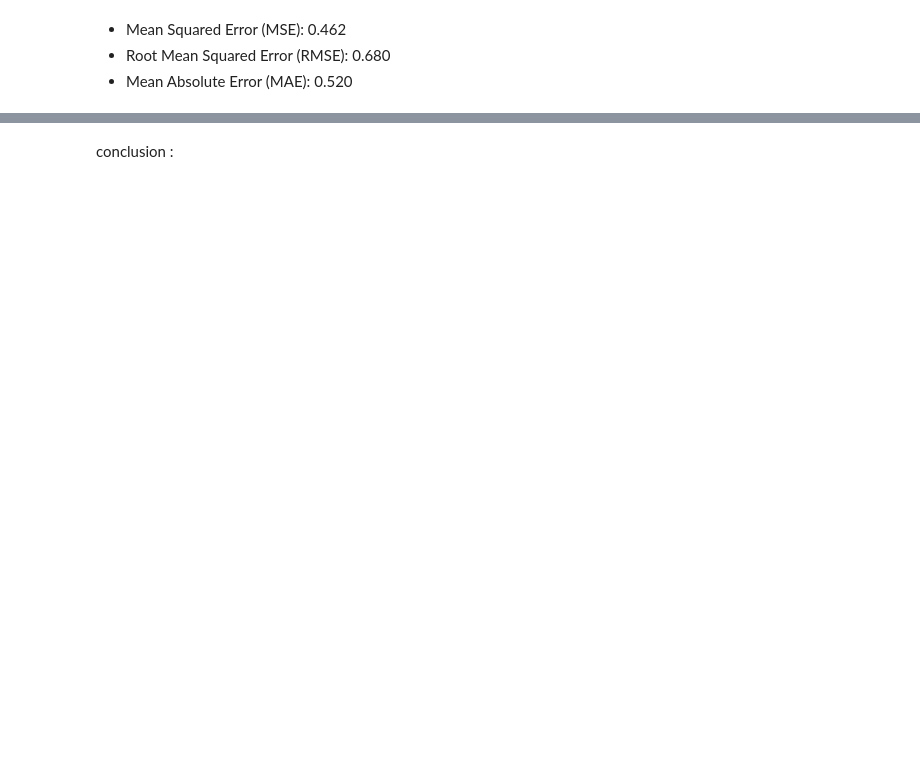
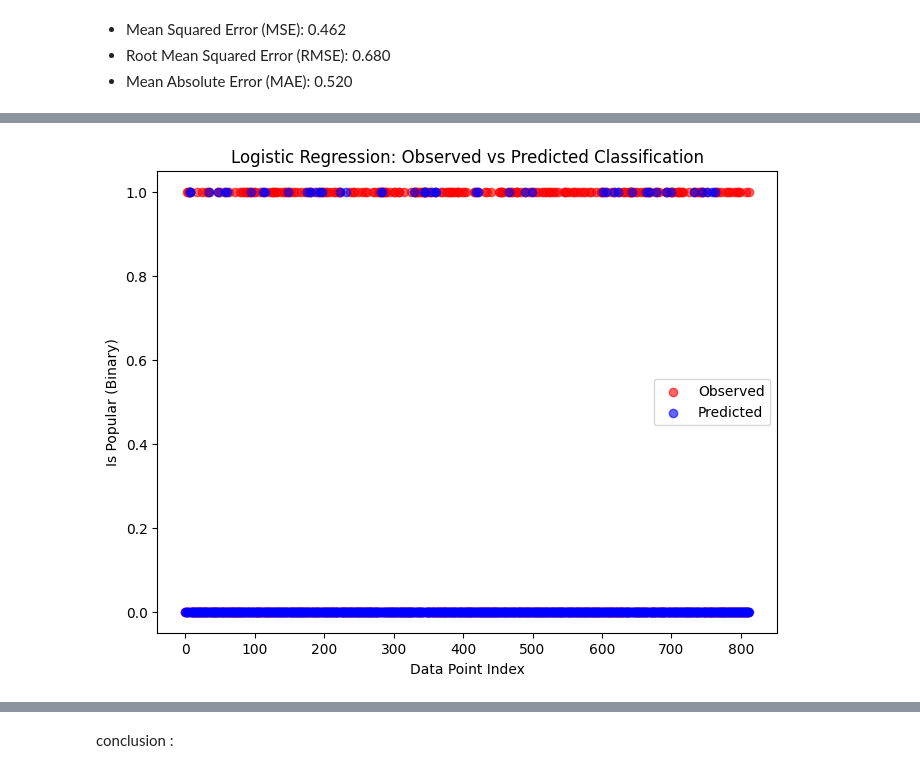
Before and after one commit to slothnojutsu/tripletreat, a Jupyter notebook: Evaluate.ipynb, the cells around one changed output, grey strips where cells are left out. Cells and saved outputs as stored; diff of their text form; code cells hidden in the pictures; blank space fills up the shorter version.

```diff
--- a/Evaluate.ipynb
+++ b/Evaluate.ipynb
@@ -350,0 +169,37 @@ The other model is preferred based on the one-standard-error rule.
+# %%
+from sklearn.metrics import log_loss
+
+# Create a binary target variable
+data['is_popular'] = (data['popularity'] > 300).astype(int)
+X_log = data[['vote_average', 'vote_count']]
+y_log = data['is_popular']
+
+# Train-test split
+X_train, X_test, y_train, y_test = train_test_split(X_log, y_log, test_size=0.2, random_state=42)
+
+# Train the logistic regression model
+from sklearn.linear_model import LogisticRegression
+log_model = LogisticRegression(max_iter=1000)
+log_model.fit(X_train, y_train)
+
+# Predict probabilities and calculate log loss
+y_prob = log_model.predict_proba(X_test)
+y_pred = log_model.predict(X_test)
+log_loss_value = log_loss(y_test, y_prob)
+
+# Calculate absolute loss (simple accuracy metric)
+absolute_loss = 1 - accuracy_score(y_test, y_pred)
+
+print(f"Log Loss: {log_loss_value:.2f}")
+print(f"Absolute Loss: {absolute_loss:.2f}")
+
+# Visualize observed vs predicted
+plt.figure(figsize=(8, 6))
+plt.scatter(range(len(y_test)), y_test, color='red', alpha=0.6, label='Observed')
+plt.scatter(range(len(y_test)), y_pred, color='blue', alpha=0.6, label='Predicted')
+plt.xlabel("Data Point Index")
+plt.ylabel("Is Popular (Binary)")
+plt.title("Logistic Regression: Observed vs Predicted Classification")
+plt.legend()
+plt.show()
+# %% [output]
@@ -350,0 +208 @@ The other model is preferred based on the one-standard-error rule.
+[figure, added]
```
Also changed, not shown: parts of 38 cells of this notebook.
